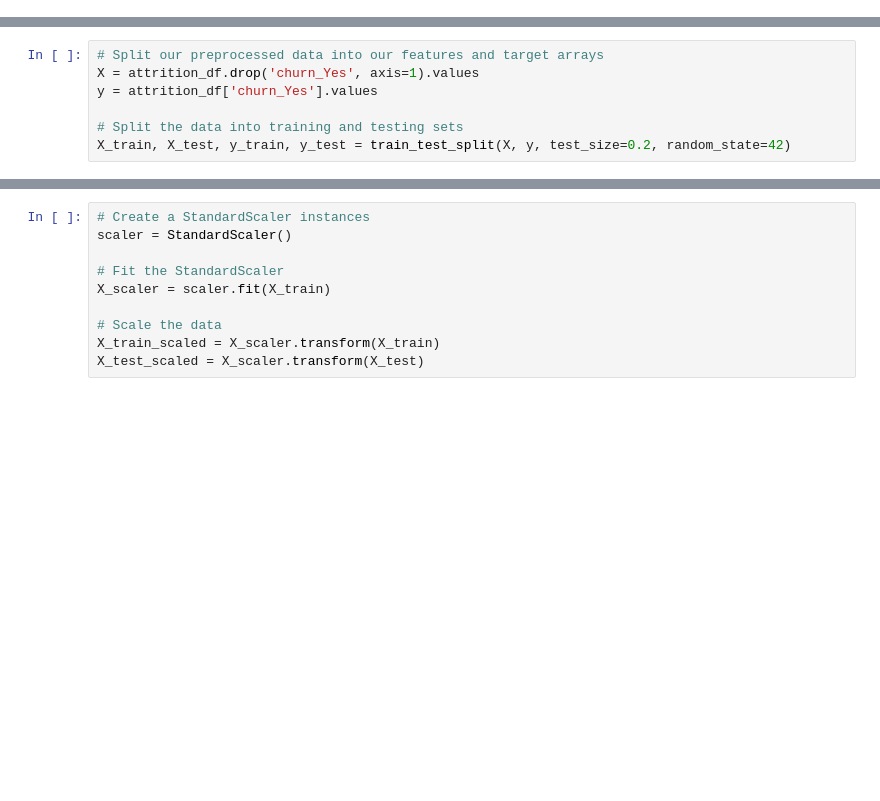
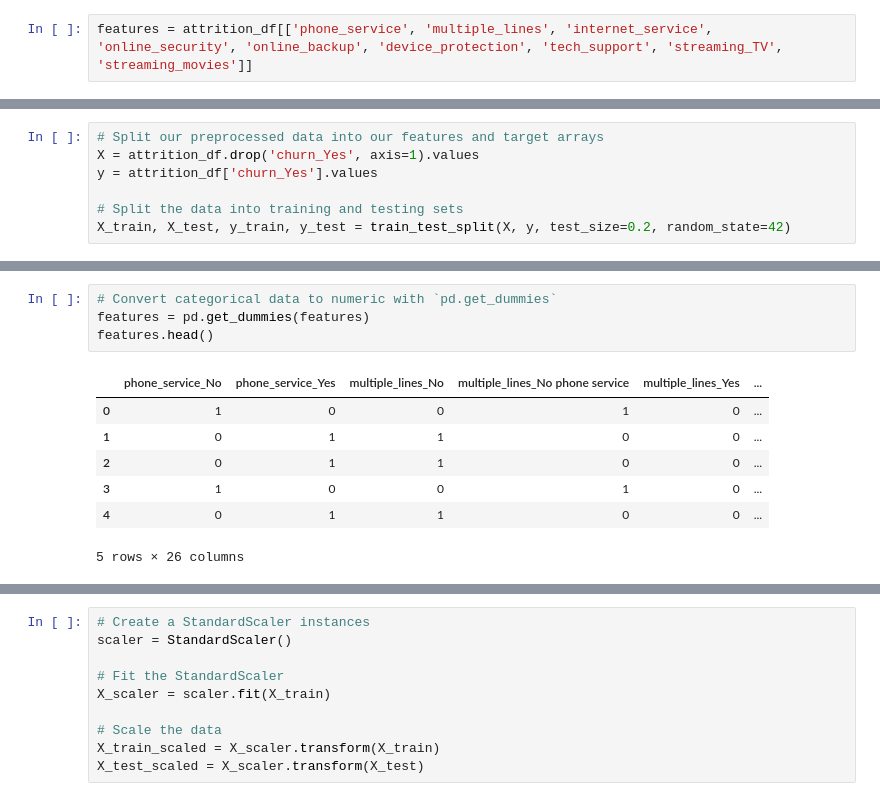
Before and after one commit to bgrullon/Attrition-forecasting, a Jupyter notebook: .team/Rachael/attrition.ipynb, the cells around one changed output, grey strips where cells are left out. Drawn from its saved outputs; the diff is of its cells as text; blank space fills up the shorter version.

```diff
--- a/.team/Rachael/attrition.ipynb
+++ b/.team/Rachael/attrition.ipynb
@@ -125,0 +139,2 @@ dtype: object
+# %%
+features = attrition_df[['phone_service', 'multiple_lines', 'internet_service', 'online_security', 'online_backup', 'device_protection', 'tech_support', 'streaming_TV', 'streaming_movies']]
@@ -144,0 +170,12 @@ X_train, X_test, y_train, y_test = train_test_split(X, y, test_size=0.2, random_
+# %%
+# Convert categorical data to numeric with `pd.get_dummies`
+features = pd.get_dummies(features)
+features.head()
+# %% [output]
+|  | phone_service_No | phone_service_Yes | multiple_lines_No | multiple_lines_No phone service | multiple_lines_Yes | ... |
+| 0 | 1 | 0 | 0 | 1 | 0 | ... |
+| 1 | 0 | 1 | 1 | 0 | 0 | ... |
+| 2 | 0 | 1 | 1 | 0 | 0 | ... |
+| 3 | 1 | 0 | 0 | 1 | 0 | ... |
+| 4 | 0 | 1 | 1 | 0 | 0 | ... |
+5 rows × 26 columns
```
Also changed, not shown: parts of 19 cells of this notebook, 1 other file.
